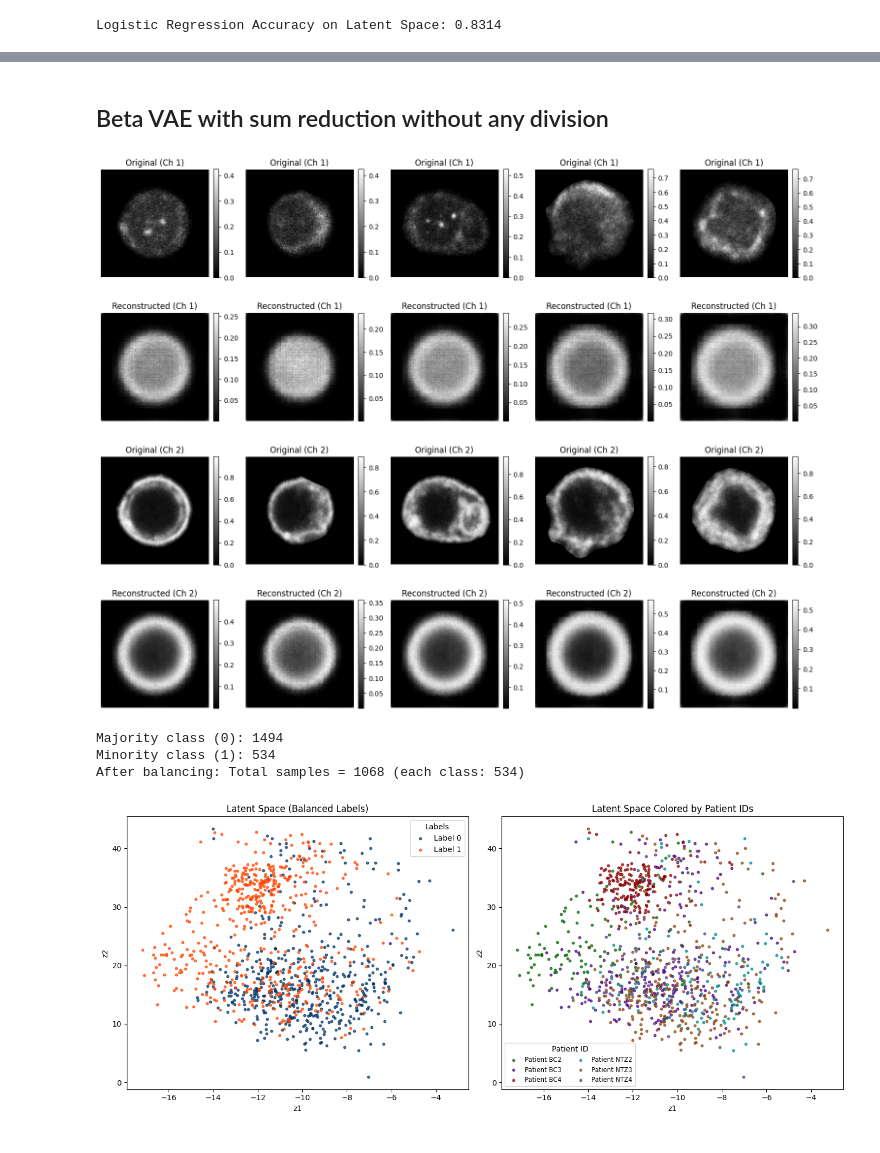
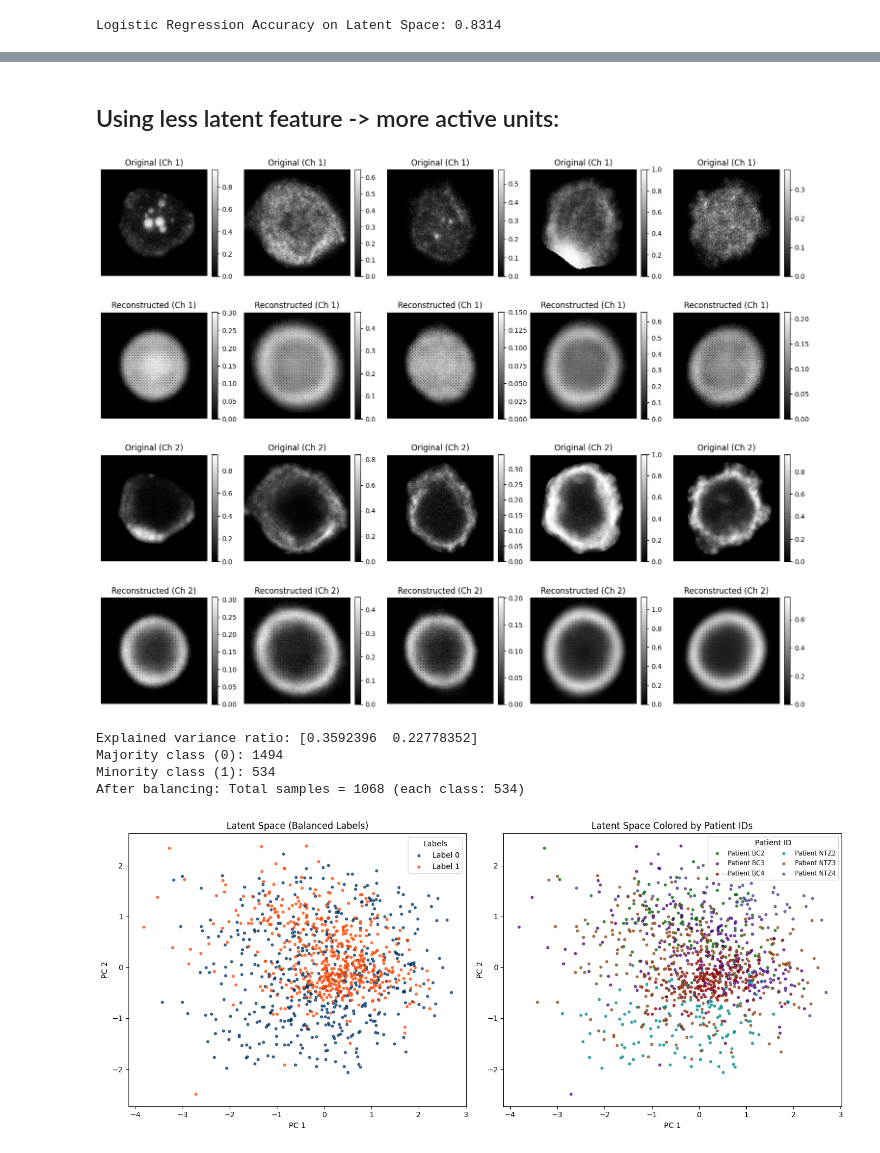
Before and after one commit to minimano09/master_thesis_VAE, a Jupyter notebook: building_up.ipynb, the cells around one changed output, grey strips where cells are left out. Cells and saved outputs as stored; diff of their text form; code cells hidden in the pictures.

Commit message:
Fine-tune the MP4 model to use more active units

```diff
--- a/building_up.ipynb
+++ b/building_up.ipynb
@@ -325,9 +437,14 @@ class VAE_MP4(nn.Module):
         # ---------------------
         # Latent Space
         # ---------------------
-        self.fc_mu = nn.Linear(self.flat_dim, latent_dim)
-        self.fc_logvar = nn.Linear(self.flat_dim, latent_dim)
-        self.fc_decode = nn.Linear(latent_dim, self.flat_dim)
+        #self.fc_mu = nn.Linear(self.flat_dim, latent_dim)
+        #self.fc_logvar = nn.Linear(self.flat_dim, latent_dim)
+        #self.fc_decode = nn.Linear(latent_dim, self.flat_dim)
+
+        # More active units!!!
+        self.fc_mu = nn.Linear(self.flat_dim, latent_dim * 2)  # Increase capacity
+        self.fc_logvar = nn.Linear(self.flat_dim, latent_dim * 2)
+        self.fc_decode = nn.Linear(latent_dim * 2, self.flat_dim)
 
         # ---------------------
         # Decoder: 4 Blocks (using ConvTranspose2d)
@@ -439,7 +556,7 @@ class VAE(nn.Module):
         return self.decode(z), mu, logvar
 # %%
 device = torch.device("cuda" if torch.cuda.is_available() else "cpu")
-vae = VAE_MP4(latent_dim=10).to(device)
+vae = VAE_MP4(latent_dim=5).to(device)
 optimizer = optim.Adam(vae.parameters(), lr=1e-4)
 
 #Additonal step:
@@ -599,16 +756,17 @@ plt.show()
-# %% [markdown]
-## Beta VAE with sum reduction without any division
+# %% [markdown]
+## Using less latent feature -> more active units:
 # %%
 visualize_reconstructions(vae, data_loader, device)
 # %% [output]
-[figure, old version]
+[figure, new version]
 # %%
-plot_full_latent_space(vae, data_loader, device=device)
+plot_full_latent_space_with_PCA(vae, data_loader, device=device)
 # %% [output]
+Explained variance ratio: [0.3592396  0.22778352]
 Majority class (0): 1494
 Minority class (1): 534
 After balancing: Total samples = 1068 (each class: 534)
-[figure, old version]
+[figure, new version]
 # %%
 from sklearn.linear_model import LogisticRegression
 from sklearn.metrics import accuracy_score
```
Also changed, not shown: parts of 16 cells of this notebook.
